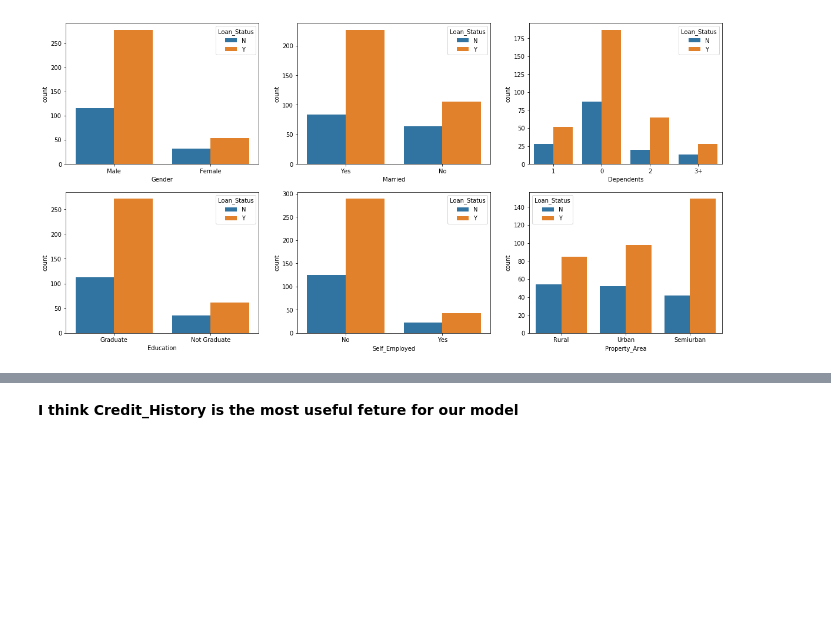
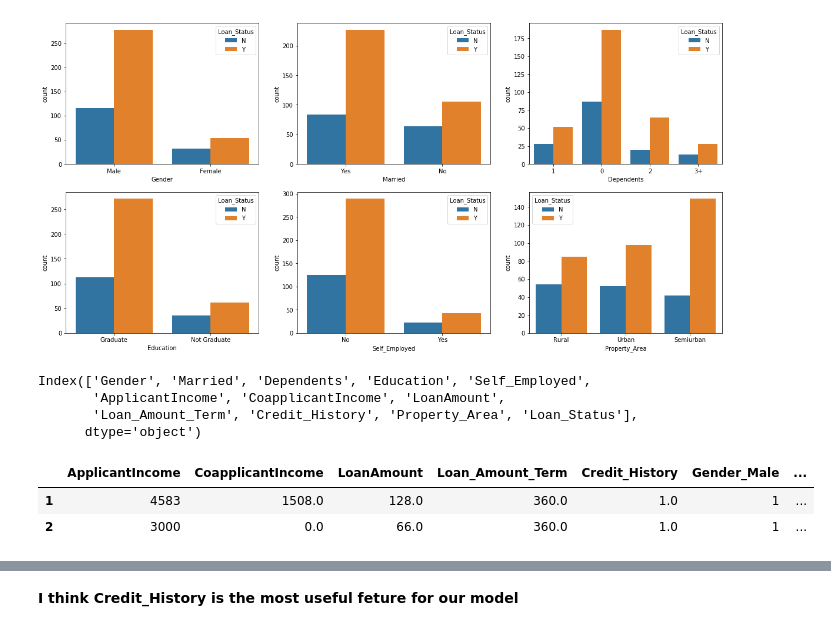
Before and after one commit to noushadkhan01/Projects, a Jupyter notebook: Hackathons/Analytics Vidhya/Loan Approval Prediction/Predict_Loan_Approval_Analytics_Vidhya_Hackathon.ipynb, the cells around one changed output, grey strips where cells are left out. Cells and saved outputs as stored; diff of their text form; code cells hidden in the pictures; blank space fills up the shorter version.

```diff
--- a/Hackathons/Analytics Vidhya/Loan Approval Prediction/Predict_Loan_Approval_Analytics_Vidhya_Hackathon.ipynb
+++ b/Hackathons/Analytics Vidhya/Loan Approval Prediction/Predict_Loan_Approval_Analytics_Vidhya_Hackathon.ipynb
@@ -170,3 +198,18 @@ for i in cat_columns:
 [figure]
 [figure]
 [figure]
+# %%
+train.columns
+# %% [output]
+Index(['Gender', 'Married', 'Dependents', 'Education', 'Self_Employed',
+       'ApplicantIncome', 'CoapplicantIncome', 'LoanAmount',
+       'Loan_Amount_Term', 'Credit_History', 'Property_Area', 'Loan_Status'],
+      dtype='object')
+# %%
+f = train.dropna().copy()
+f = pd.get_dummies(f, drop_first = True)
+f.head(2)
+# %% [output]
+|  | ApplicantIncome | CoapplicantIncome | LoanAmount | Loan_Amount_Term | Credit_History | Gender_Male | ... |
+| 1 | 4583 | 1508.0 | 128.0 | 360.0 | 1.0 | 1 | ... |
+| 2 | 3000 | 0.0 | 66.0 | 360.0 | 1.0 | 1 | ... |
```
Also changed, not shown: parts of 10 cells of this notebook.
